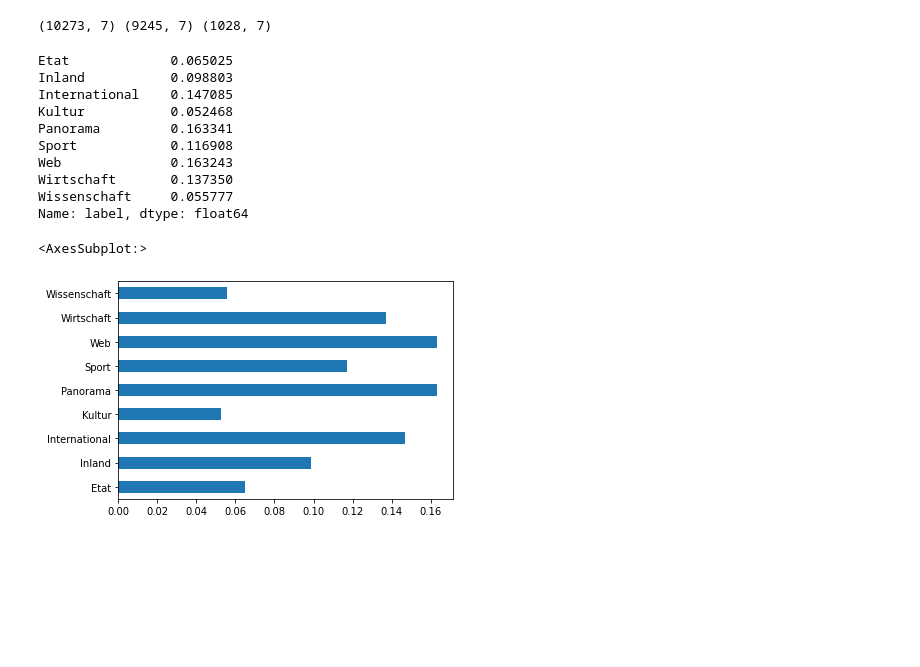
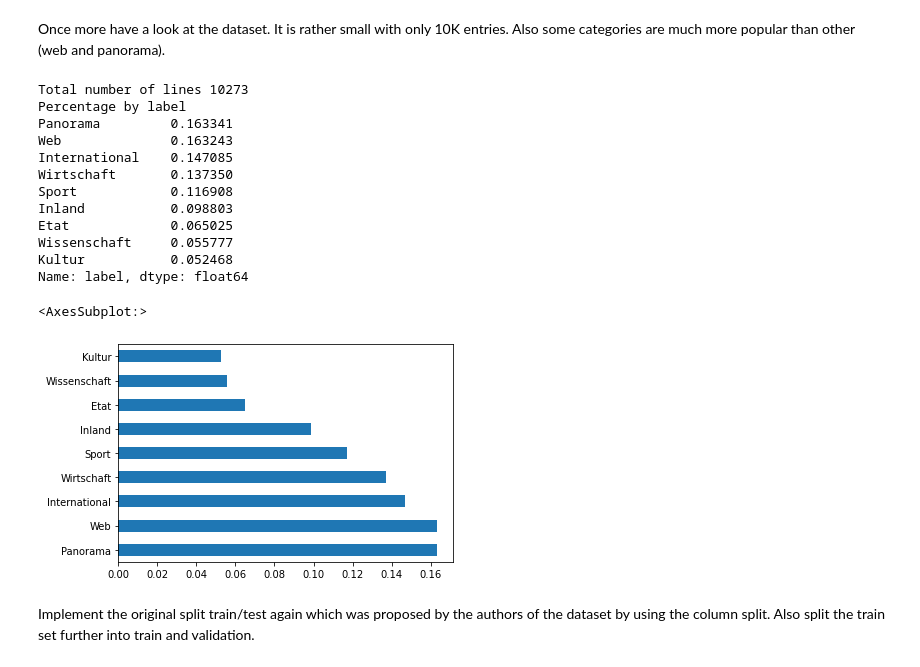
Before and after one commit to TheoHelfenberger/2021_HS_DAS_NLP_Notebooks, a Jupyter notebook: Baseline Prediction.ipynb, the cells around one changed output. Cells and saved outputs as stored; diff of their text form; code cells hidden in the pictures; blank space fills up the shorter version.

```diff
--- a/Baseline Prediction.ipynb
+++ b/Baseline Prediction.ipynb
@@ -47,12 +49,42 @@ data_all.sample(10)
+# %% [markdown]
+Once more have a look at the dataset. It is rather small with only 10K entries.
+Also some categories are much more popular than other (web and panorama).
+# %%
+val_counts = data_all["label"].value_counts()
+
+print(f'Total number of lines {len(data_all)}')
+print('Percentage by label')
+val_counts = val_counts / np.sum(val_counts)
+print(val_counts)
+val_counts.plot(kind='barh')
+# %% [output]
+Total number of lines 10273
+Percentage by label
+Panorama         0.163341
+Web              0.163243
+International    0.147085
+Wirtschaft       0.137350
+Sport            0.116908
+Inland           0.098803
+Etat             0.065025
+Wissenschaft     0.055777
+Kultur           0.052468
+Name: label, dtype: float64
+<AxesSubplot:>
+[figure, added]
+# %% [markdown]
+Implement the original split train/test again which was proposed by the authors of the dataset by using the column split.
+Also split the train set further into train and validation.
 # %%
-data_train = data_all.loc[(data_all["split"] == "train")]
-data_test = data_all.loc[(data_all["split"] == "test")]
+from sklearn.model_selection import train_test_split
 
-print(data_all.shape, data_train.shape, data_test.shape)
+data_train_orig = data_all.loc[(data_all["split"] == "train")]
+data_test_orig = data_all.loc[(data_all["split"] == "test")]
 
 
-X_train, y_train = data_train["token_stem"], data_train["label"]
-X_test, y_test = data_test["token_stem"], data_test["label"]
+# ensure we retain the class weights by using stratify
+# data_train, data_test = train_test_split(data_train_orig, shuffle=True, random_state=42, stratify=data_train_orig["label"])
+
+X_train, y_train = data_train_orig["token_lemma"], data_train_orig["label"]
+X_test, y_test = data_test_orig["token_lemma"], data_test_orig["label"]
-# %% [output]
-(10273, 7) (9245, 7) (1028, 7)
 # %%
@@ -61,22 +94,2 @@ y_test = y_test.reindex(np.random.permutation(y_test.index))
-# %%
-val_counts = data_all["label"].value_counts().sort_index()
-
-
-val_counts = val_counts / np.sum(val_counts)
-print(val_counts)
-val_counts.plot(kind='barh')
-# %% [output]
-Etat             0.065025
-Inland           0.098803
-International    0.147085
-Kultur           0.052468
-Panorama         0.163341
-Sport            0.116908
-Web              0.163243
-Wirtschaft       0.137350
-Wissenschaft     0.055777
-Name: label, dtype: float64
-<AxesSubplot:>
-[figure, removed]
 # %%
 %%time
```
Also changed, not shown: parts of 36 cells of this notebook, 11 other files.
